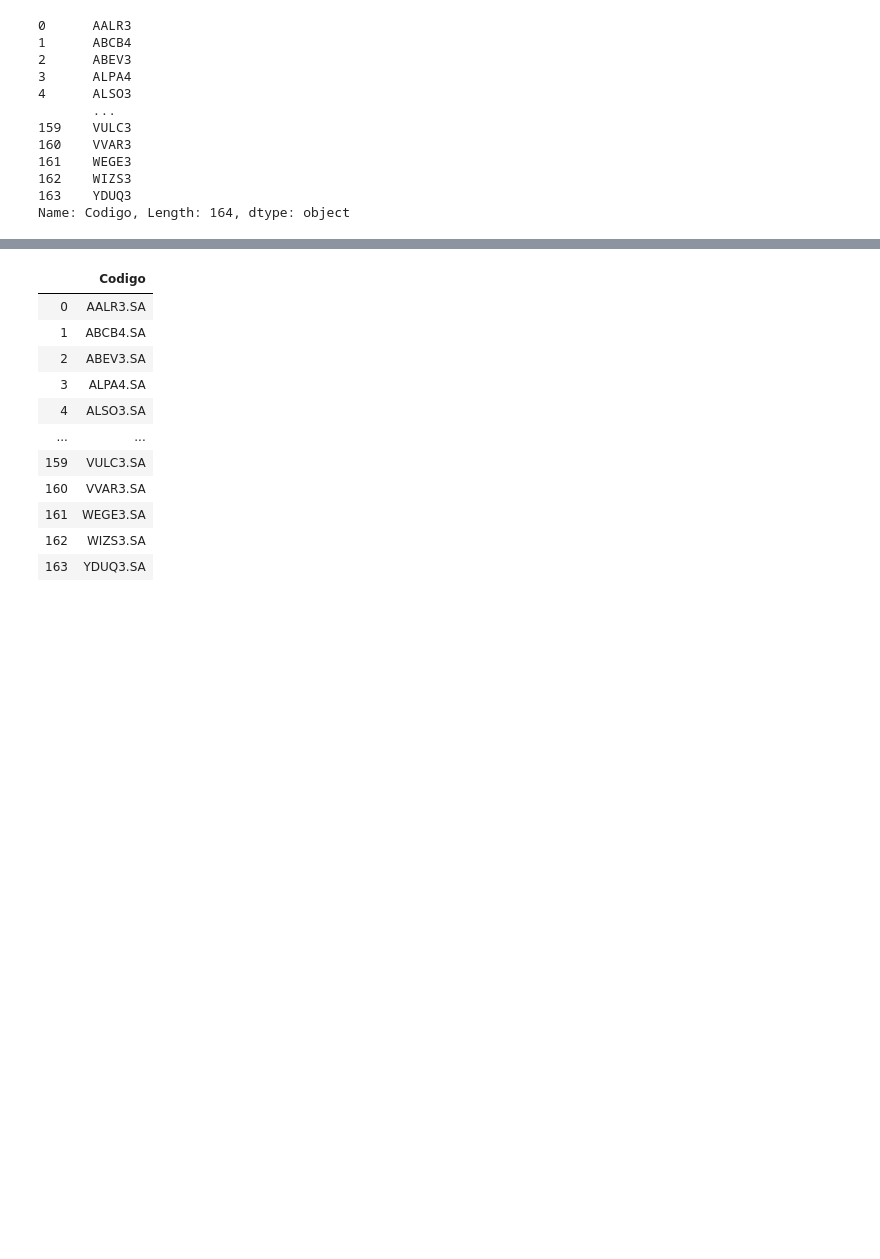
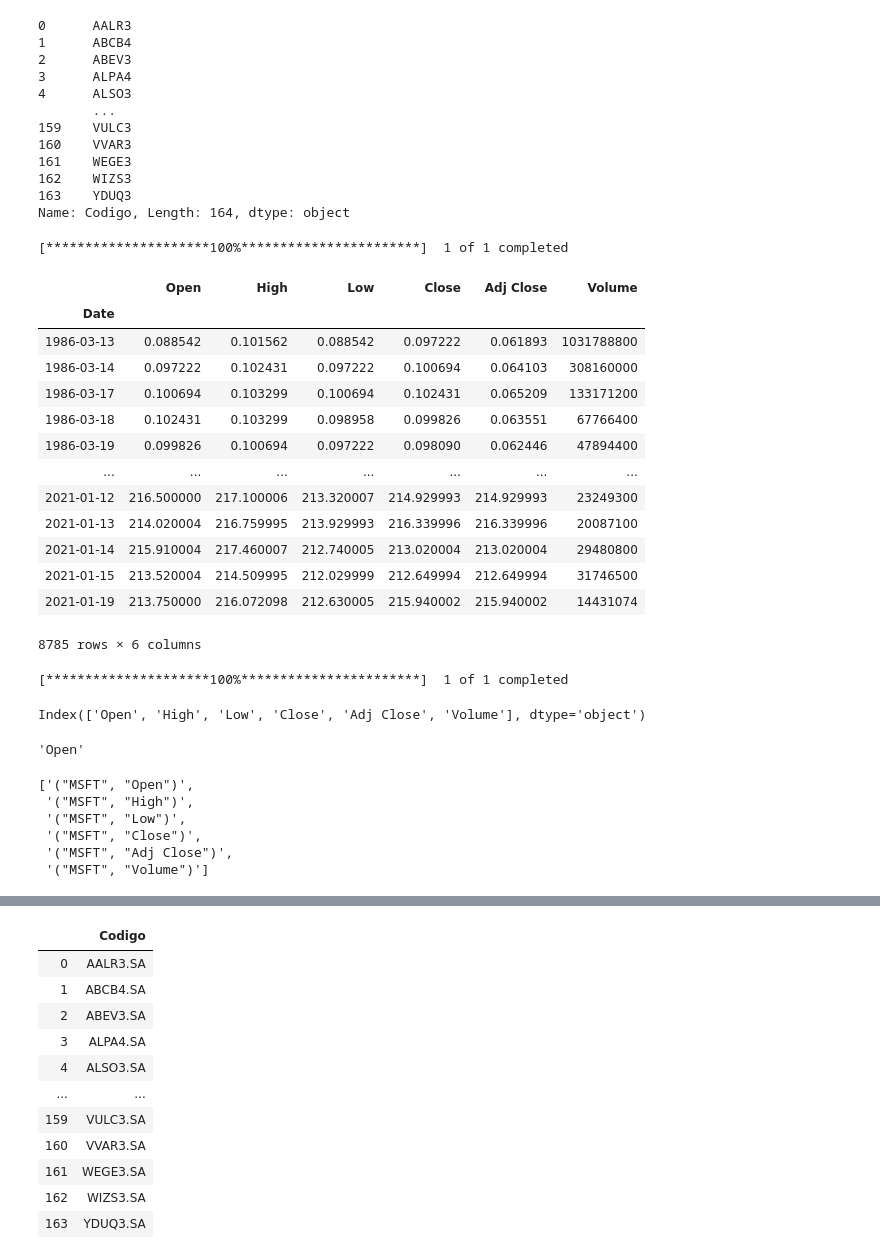
Before and after one commit to rafaelschena/stocks_analyzer, a Jupyter notebook: tests.ipynb, the cells around one changed output, grey strips where cells are left out. Drawn from its saved outputs; the diff is of its cells as text; code cells hidden in the pictures; blank space fills up the shorter version.

```diff
--- a/tests.ipynb
+++ b/tests.ipynb
@@ -39,0 +53,32 @@ Name: Codigo, Length: 164, dtype: object
+# %%
+new_data = yf.download('AAPL', start='2000-01-01', end=today)
+# %% [output]
+[*********************100%***********************]  1 of 1 completed
+# %%
+msft
+# %% [output]
+|  | Open | High | Low | Close | Adj Close | Volume |
+| Date |  |  |  |  |  |  |
+| 1986-03-13 | 0.088542 | 0.101562 | 0.088542 | 0.097222 | 0.061893 | 1031788800 |
+| 1986-03-14 | 0.097222 | 0.102431 | 0.097222 | 0.100694 | 0.064103 | 308160000 |
+| 1986-03-17 | 0.100694 | 0.103299 | 0.100694 | 0.102431 | 0.065209 | 133171200 |
+| 1986-03-18 | 0.102431 | 0.103299 | 0.098958 | 0.099826 | 0.063551 | 67766400 |
+| 1986-03-19 | 0.099826 | 0.100694 | 0.097222 | 0.098090 | 0.062446 | 47894400 |
+| ... | ... | ... | ... | ... | ... | ... |
+| 2021-01-12 | 216.500000 | 217.100006 | 213.320007 | 214.929993 | 214.929993 | 23249300 |
+| 2021-01-13 | 214.020004 | 216.759995 | 213.929993 | 216.339996 | 216.339996 | 20087100 |
+| 2021-01-14 | 215.910004 | 217.460007 | 212.740005 | 213.020004 | 213.020004 | 29480800 |
+| 2021-01-15 | 213.520004 | 214.509995 | 212.029999 | 212.649994 | 212.649994 | 31746500 |
+| 2021-01-19 | 213.750000 | 216.072098 | 212.630005 | 215.940002 | 215.940002 | 14431074 |
+8785 rows × 6 columns
+# %%
+ticker = 'MSFT'
+new_data = yf.download(ticker, start='2000-01-01', end=today)
+new_data.columns
+# %% [output]
+[*********************100%***********************]  1 of 1 completed
+Index(['Open', 'High', 'Low', 'Close', 'Adj Close', 'Volume'], dtype='object')
+# %%
+new_data.columns[0]
+# %% [output]
+'Open'
@@ -39,0 +89,9 @@ Name: Codigo, Length: 164, dtype: object
+# %%
+lista
+# %% [output]
+['("MSFT", "Open")',
+ '("MSFT", "High")',
+ '("MSFT", "Low")',
+ '("MSFT", "Close")',
+ '("MSFT", "Adj Close")',
+ '("MSFT", "Volume")']
```
Also changed, not shown: parts of 14 cells of this notebook, 2 other files.
